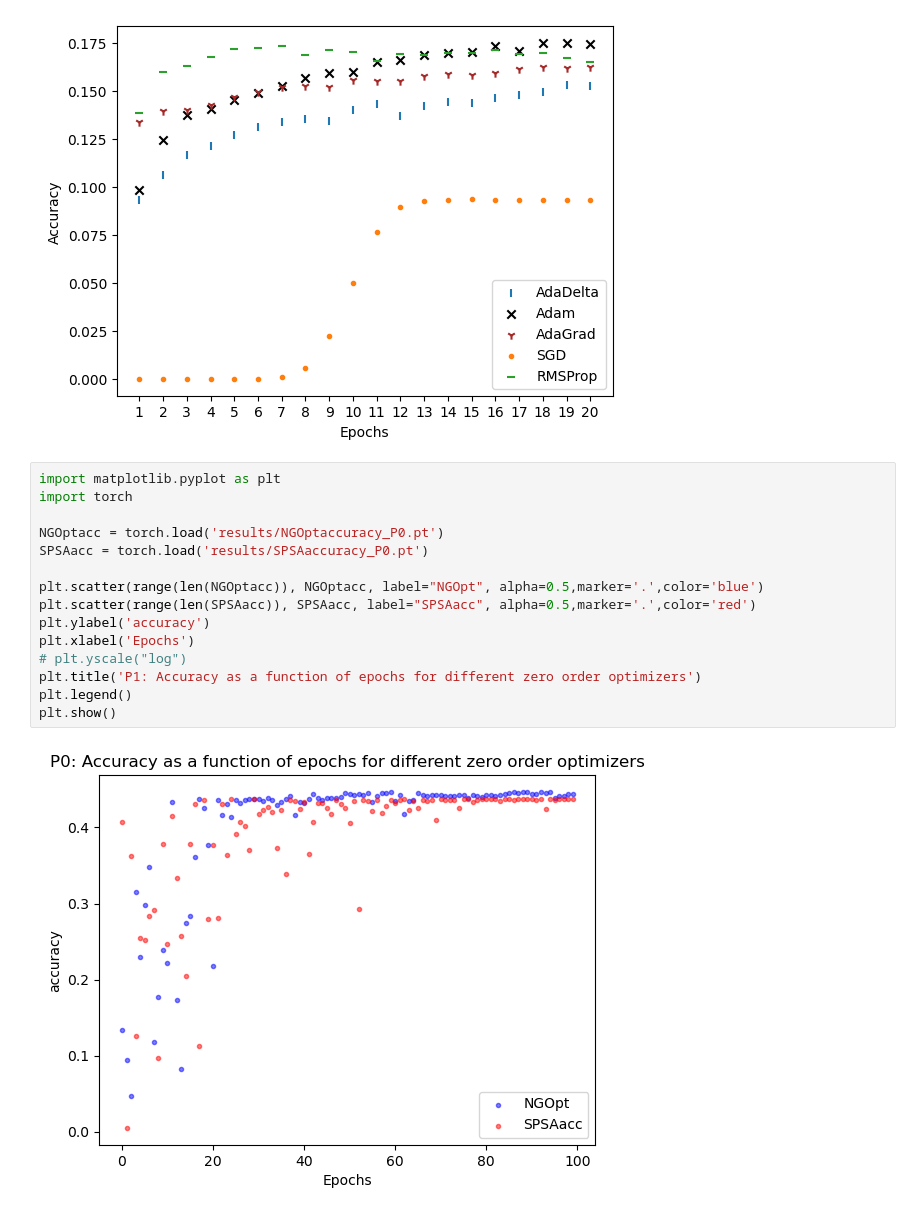
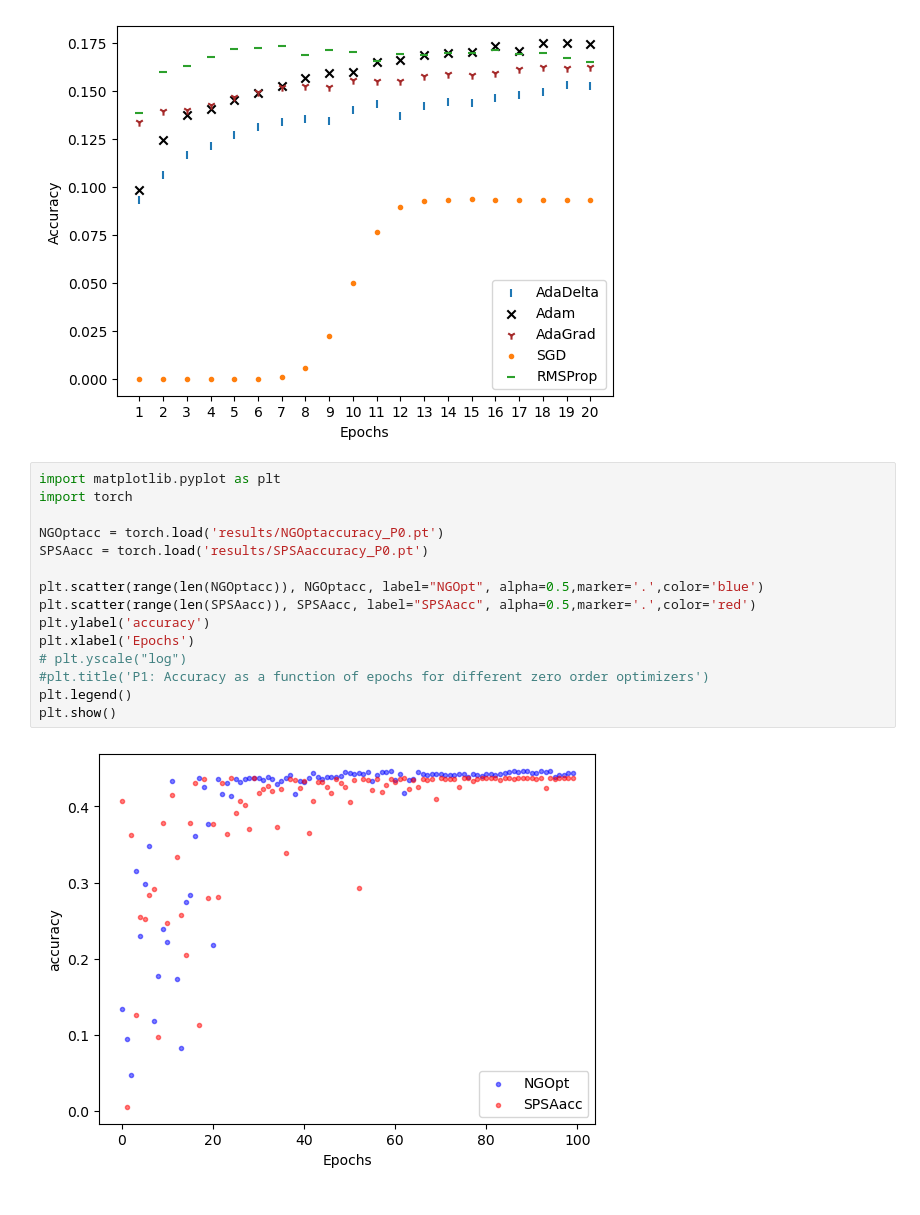
Before and after one commit to mina-tang/Opti_ML_Project, a Jupyter notebook: generate_graph.ipynb, the cells around one changed output. Cells and saved outputs as stored; diff of their text form.

```diff
--- a/generate_graph.ipynb
+++ b/generate_graph.ipynb
@@ -173,20 +173,20 @@ plt.show()
 # %%
 import matplotlib.pyplot as plt
 import torch
 
 NGOptacc = torch.load('results/NGOptaccuracy_P0.pt')
 SPSAacc = torch.load('results/SPSAaccuracy_P0.pt')
 
 plt.scatter(range(len(NGOptacc)), NGOptacc, label="NGOpt", alpha=0.5,marker='.',color='blue')
 plt.scatter(range(len(SPSAacc)), SPSAacc, label="SPSAacc", alpha=0.5,marker='.',color='red')
 plt.ylabel('accuracy')
 plt.xlabel('Epochs')
 # plt.yscale("log")
-plt.title('P1: Accuracy as a function of epochs for different zero order optimizers')
+#plt.title('P1: Accuracy as a function of epochs for different zero order optimizers')
 plt.legend()
 plt.show()
 # %% [output]
-[figure, old version]
+[figure, new version]
 # %%
 import matplotlib.pyplot as plt
 import torch
```
Also changed, not shown: parts of 3 cells of this notebook.
